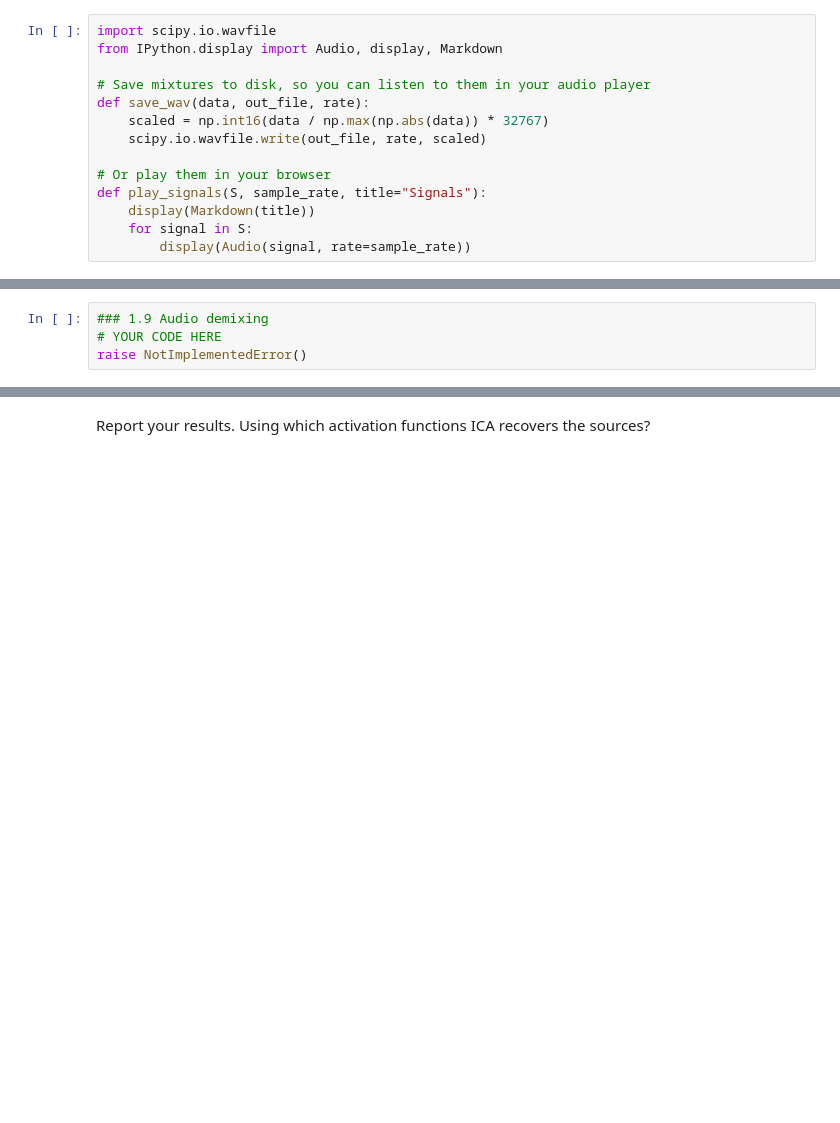
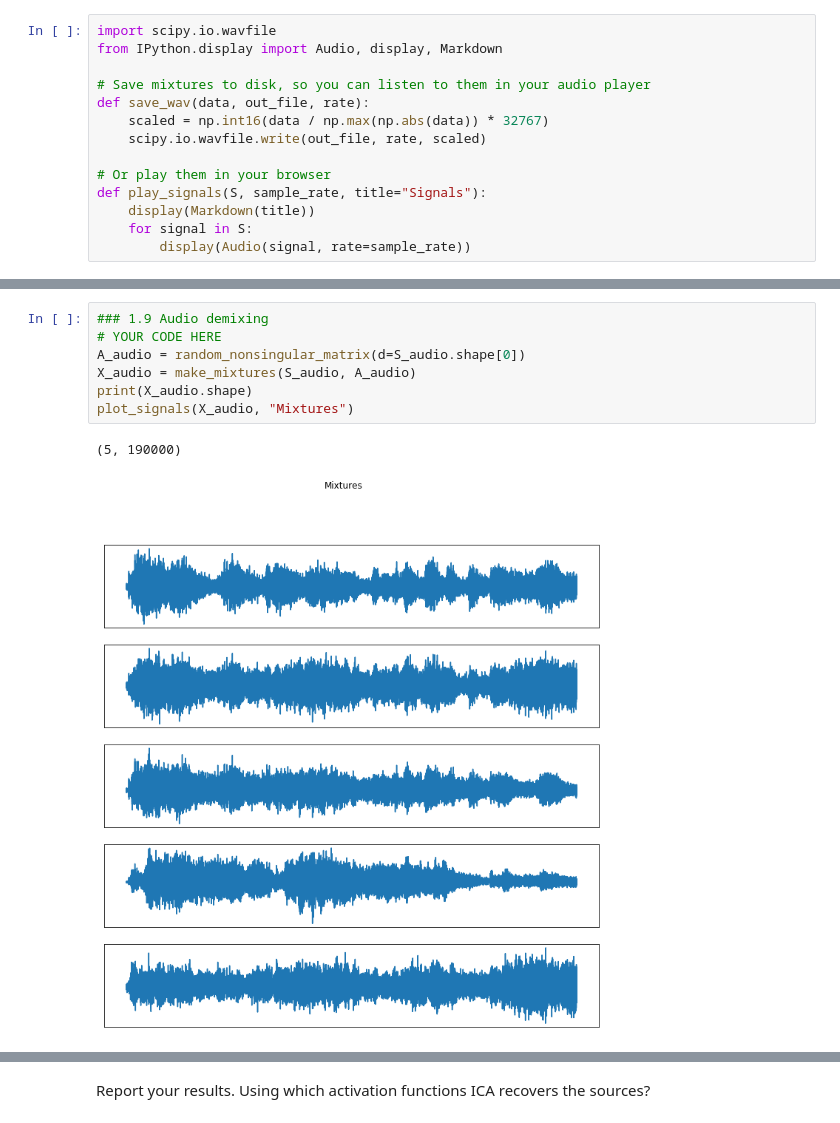
Before and after one commit to KrishnaTarun/ML2, a Jupyter notebook: lab1/lab1.ipynb, the cells around one changed output, grey strips where cells are left out. Saved outputs shown, nothing was run; the diff lists cells and outputs as text; blank space fills up the shorter version.

Commit message:
added audio mixing

```diff
--- a/lab1/lab1.ipynb
+++ b/lab1/lab1.ipynb
@@ -442,4 +504,10 @@ play_signals(S_audio, sample_rate)
 # %%
 ### 1.9 Audio demixing
 # YOUR CODE HERE
-raise NotImplementedError()
+A_audio = random_nonsingular_matrix(d=S_audio.shape[0])
+X_audio = make_mixtures(S_audio, A_audio)
+print(X_audio.shape)
+plot_signals(X_audio, "Mixtures")
+# %% [output]
+(5, 190000)
+[figure, added]
```
Also changed, not shown: parts of 23 cells of this notebook.
